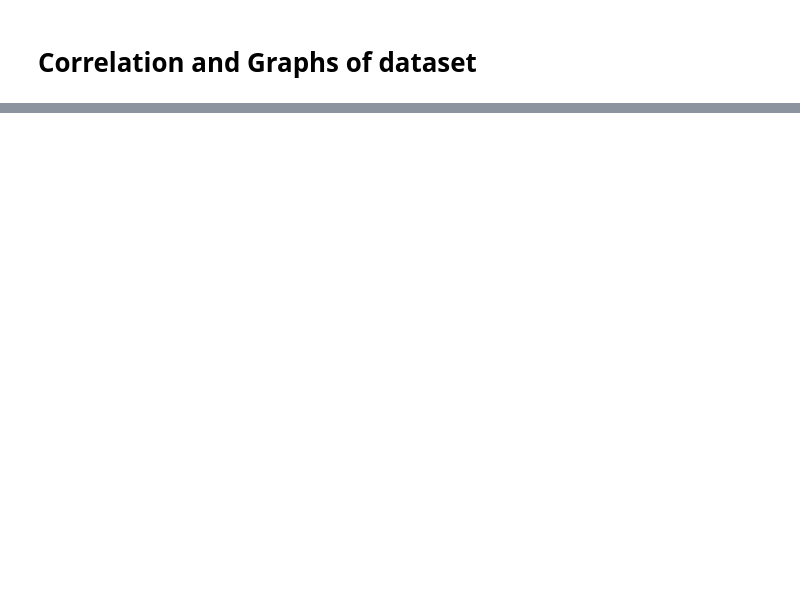
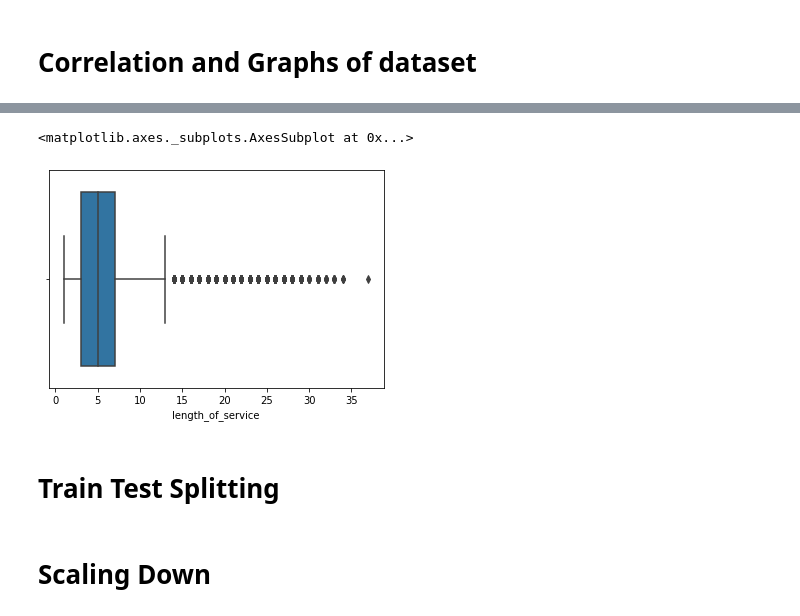
Before and after one commit to BharadwajPeringara/HR_Analytics, a Jupyter notebook: HR_Analytics.ipynb, the cells around one changed output, grey strips where cells are left out. Saved outputs shown, nothing was run; the diff lists cells and outputs as text; code cells hidden in the pictures; blank space fills up the shorter version.

```diff
--- a/HR_Analytics.ipynb
+++ b/HR_Analytics.ipynb
@@ -204,0 +298,7 @@ plt.show()
+# %%
+#Checking Outliers using boxplot
+
+sns.boxplot(data['length_of_service'])
+# %% [output]
+<matplotlib.axes._subplots.AxesSubplot at 0x...>
+[figure, added]
@@ -204,0 +314,2 @@ plt.show()
+# %% [markdown]
+# Train Test Splitting
@@ -204,0 +325,2 @@ plt.show()
+# %% [markdown]
+# Scaling Down
```
Also changed, not shown: parts of 27 cells of this notebook.
